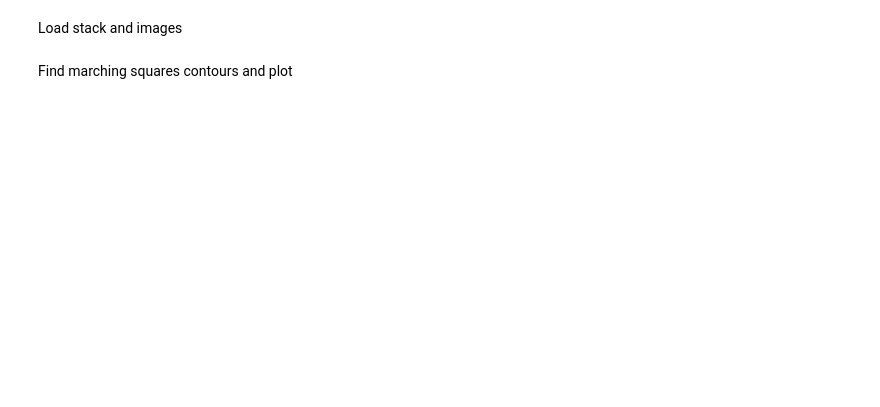
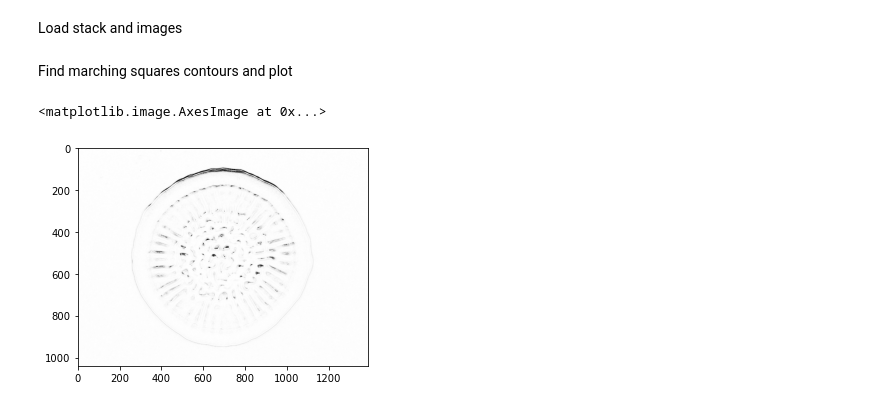
Before and after one commit to RadhikaGupta88/Biofilms, a Jupyter notebook: notebooks/9-marching_squares_contours.ipynb, the cells around one changed output. Cells and saved outputs as stored; diff of their text form; code cells hidden in the pictures; blank space fills up the shorter version.

```diff
--- a/notebooks/9-marching_squares_contours.ipynb
+++ b/notebooks/9-marching_squares_contours.ipynb
@@ -27 +31,6 @@ Find marching squares contours and plot
+# %%
+plt.imshow(img_n, cmap='Greys')
+# %% [output]
+<matplotlib.image.AxesImage at 0x...>
+[figure, added]
 # %%
```
Also changed, not shown: parts of 5 cells of this notebook, 4 other files.
